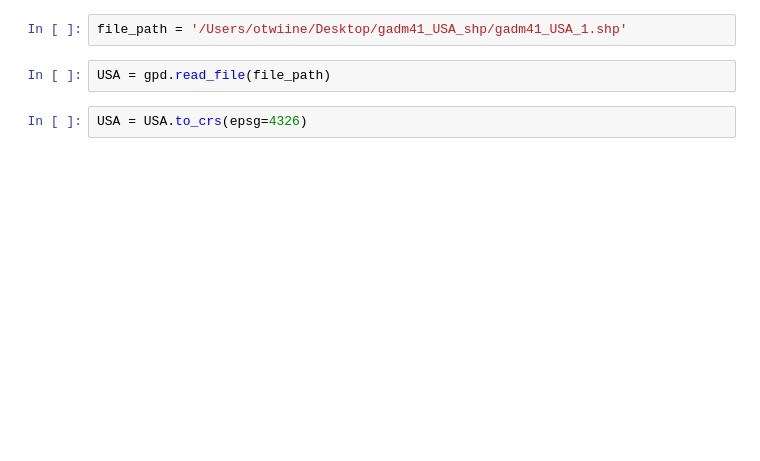
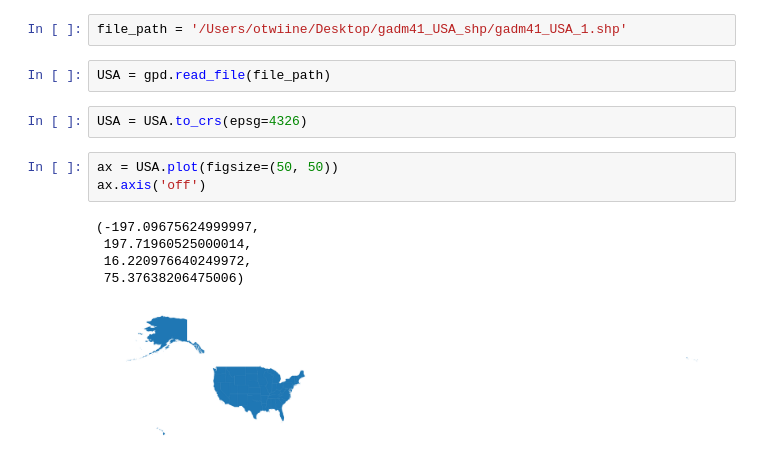
Before and after one commit to Otwiine/QSAIR, a Jupyter notebook: Week_2/USA_centroid.ipynb, the cells around one changed output. Saved outputs shown, nothing was run; the diff lists cells and outputs as text; blank space fills up the shorter version.

```diff
--- a/Week_2/USA_centroid.ipynb
+++ b/Week_2/USA_centroid.ipynb
@@ -9,3 +9,12 @@ file_path = '/Users/otwiine/Desktop/gadm41_USA_shp/gadm41_USA_1.shp'
 USA = gpd.read_file(file_path)
 # %%
 USA = USA.to_crs(epsg=4326)
+# %%
+ax = USA.plot(figsize=(50, 50))
+ax.axis('off')
+# %% [output]
+(-197.09675624999997,
+ 197.71960525000014,
+ 16.220976640249972,
+ 75.37638206475006)
+[figure, added]
```
Also changed, not shown: parts of 6 cells of this notebook.
